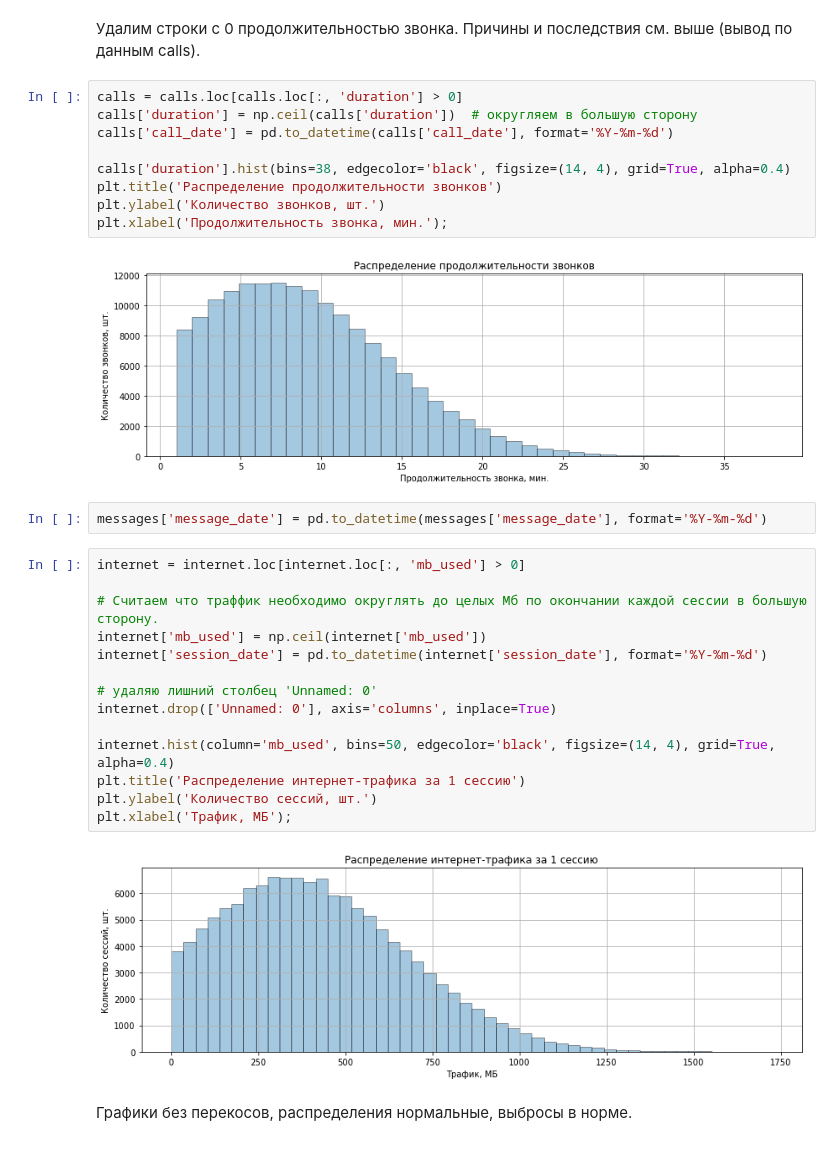
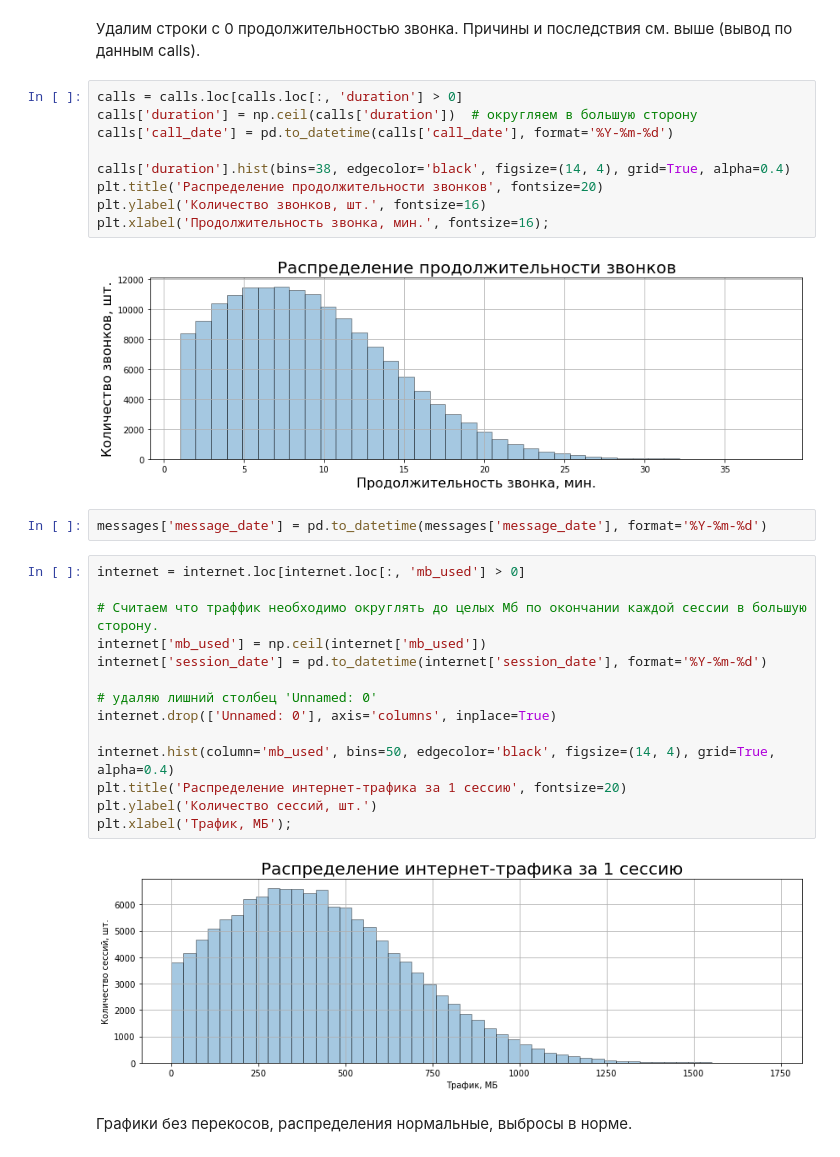
Before and after one commit to Oleg-Volontsevich/Yandex_Practicum_Projects, a Jupyter notebook: project03_tarif_analyzing/yp_project_03.ipynb, the cells around one changed output. Saved outputs shown, nothing was run; the diff lists cells and outputs as text.

```diff
--- a/project03_tarif_analyzing/yp_project_03.ipynb
+++ b/project03_tarif_analyzing/yp_project_03.ipynb
@@ -337,14 +339,14 @@ users['reg_date'] = pd.to_datetime(users['reg_date'], format='%Y-%m-%d')
 # %%
 calls = calls.loc[calls.loc[:, 'duration'] > 0]
 calls['duration'] = np.ceil(calls['duration'])  # округляем в большую сторону
 calls['call_date'] = pd.to_datetime(calls['call_date'], format='%Y-%m-%d')
 
 calls['duration'].hist(bins=38, edgecolor='black', figsize=(14, 4), grid=True, alpha=0.4)
-plt.title('Распределение продолжительности звонков')
-plt.ylabel('Количество звонков, шт.')
-plt.xlabel('Продолжительность звонка, мин.');
+plt.title('Распределение продолжительности звонков', fontsize=20)
+plt.ylabel('Количество звонков, шт.', fontsize=16)
+plt.xlabel('Продолжительность звонка, мин.', fontsize=16);
 # %% [output]
-[figure, old version]
+[figure, new version]
 # %%
 messages['message_date'] = pd.to_datetime(messages['message_date'], format='%Y-%m-%d')
 # %%
@@ -358,11 +360,11 @@ internet['session_date'] = pd.to_datetime(internet['session_date'], format='%Y-%
 internet.drop(['Unnamed: 0'], axis='columns', inplace=True)
 
 internet.hist(column='mb_used', bins=50, edgecolor='black', figsize=(14, 4), grid=True, alpha=0.4)
-plt.title('Распределение интернет-трафика за 1 сессию')
+plt.title('Распределение интернет-трафика за 1 сессию', fontsize=20)
 plt.ylabel('Количество сессий, шт.')
 plt.xlabel('Трафик, МБ');
 # %% [output]
-[figure, old version]
+[figure, new version]
 # %% [markdown]
 Графики без перекосов, распределения нормальные, выбросы в норме.
 # %% [markdown]
```
Also changed, not shown: parts of 69 cells of this notebook.
